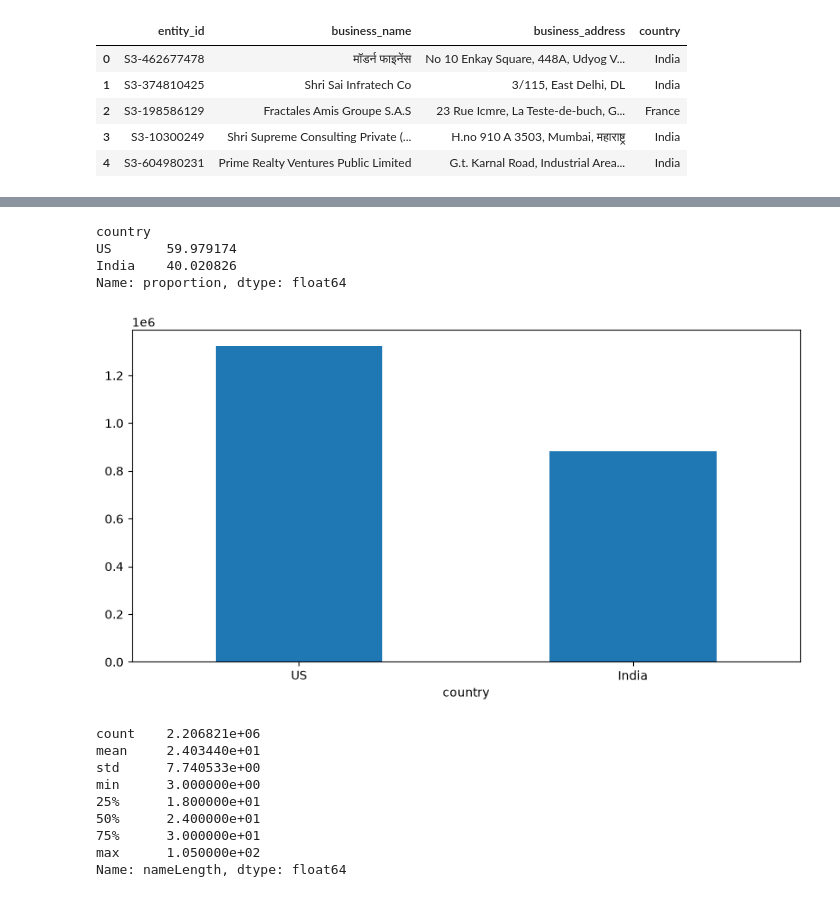
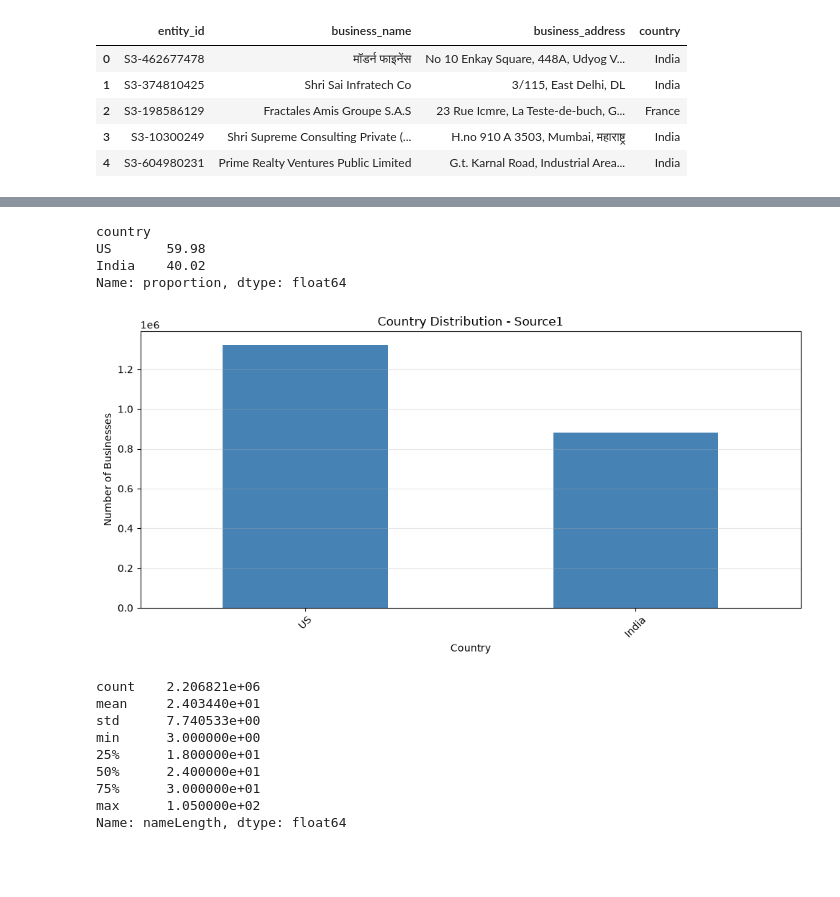
Before and after one commit to ayushjaiswal1412/ML_Amazon, a Jupyter notebook: 01_EDA.ipynb, the cells around one changed output, grey strips where cells are left out. Saved outputs shown, nothing was run; the diff lists cells and outputs as text; code cells hidden in the pictures; blank space fills up the shorter version.

```diff
--- a/01_EDA.ipynb
+++ b/01_EDA.ipynb
@@ -292,19 +351,34 @@ Duplicate Addresses
 # %%
-train1.country.value_counts(normalize=True)*100
+country_percentage = (
+    train1["country"]
+    .value_counts(normalize=True)
+    .mul(100)
+    .round(2)
+)
+
+display(country_percentage)
 # %% [output]
 country
-US       59.979174
-India    40.020826
+US       59.98
+India    40.02
 Name: proportion, dtype: float64
 # %%
-train1.country.value_counts().plot(
+train1["country"].value_counts().plot(
     kind="bar",
-    figsize=(10,5)
+    figsize=(10, 5),
+    color="steelblue"
 )
-plt.xticks(rotation=0)
+
+plt.title("Country Distribution - Source1")
+plt.xlabel("Country")
+plt.ylabel("Number of Businesses")
+plt.xticks(rotation=45)
+plt.grid(axis="y", alpha=0.3)
+
+plt.tight_layout()
 plt.show()
 # %% [output]
-[figure, old version]
+[figure, new version]
 # %%
 train1["nameLength"] = train1["business_name"].fillna("").str.len()
 
```
Also changed, not shown: parts of 40 cells of this notebook.
